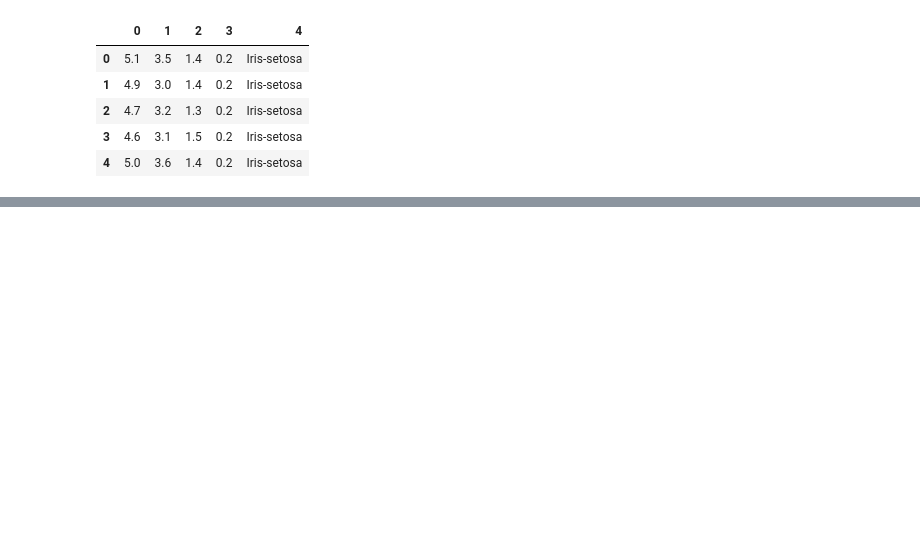
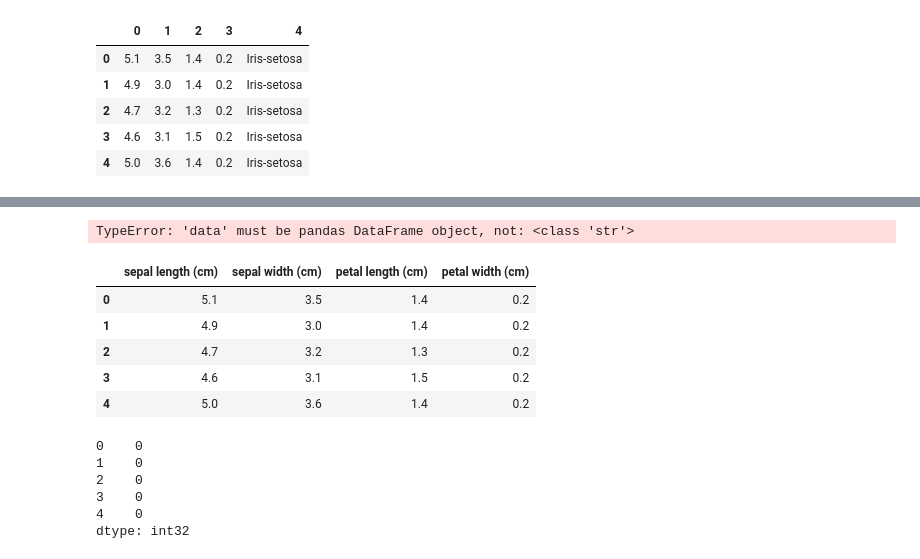
Before and after one commit to acaaattunde2012/Practise, a Jupyter notebook: Iris.ipynb, the cells around one changed output, grey strips where cells are left out. Drawn from its saved outputs; the diff is of its cells as text; code cells hidden in the pictures; blank space fills up the shorter version.

```diff
--- a/Iris.ipynb
+++ b/Iris.ipynb
@@ -368,0 +140,26 @@ The accuracy score is - 1.0
+# %%
+sns.pairplot(data='iris')
+# %% [output]
+TypeError: 'data' must be pandas DataFrame object, not: <class 'str'>
+# %%
+#Let us convert the iris data into dataframe for ease of navigation
+iris_df=pd.DataFrame(iris.data, columns=iris.feature_names)
+iris_df.head()
+# %% [output]
+|  | sepal length (cm) | sepal width (cm) | petal length (cm) | petal width (cm) |
+| 0 | 5.1 | 3.5 | 1.4 | 0.2 |
+| 1 | 4.9 | 3.0 | 1.4 | 0.2 |
+| 2 | 4.7 | 3.2 | 1.3 | 0.2 |
+| 3 | 4.6 | 3.1 | 1.5 | 0.2 |
+| 4 | 5.0 | 3.6 | 1.4 | 0.2 |
+# %%
+#Convert the target to a series
+target_ds=pd.Series(iris.target)
+target_ds.head()
+# %% [output]
+0    0
+1    0
+2    0
+3    0
+4    0
+dtype: int32
```
Also changed, not shown: parts of 92 cells of this notebook, 1 other file.
